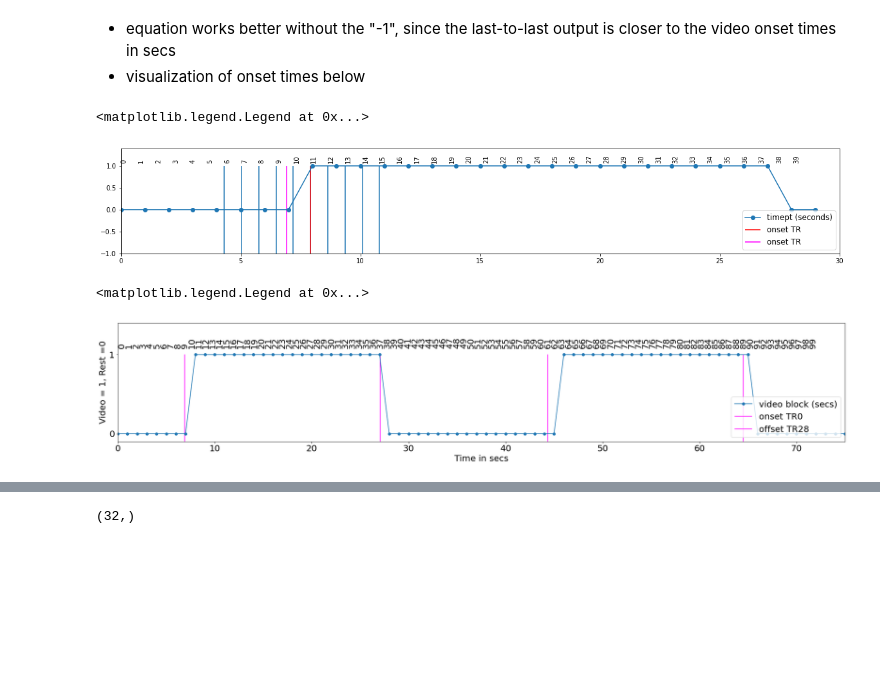
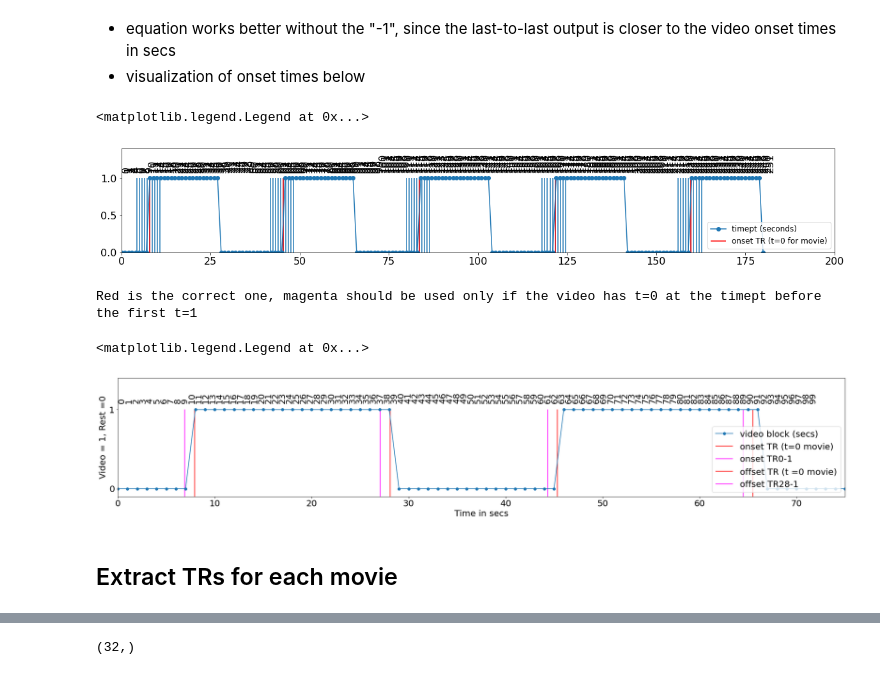
Before and after one commit to rvarrier/HCP_socialtask_analysis, a Jupyter notebook: fMRI/fmri_preprocessing/1_fMRI_data_extraction_temporal_preprocessing.ipynb, the cells around one changed output, grey strips where cells are left out. Saved outputs shown, nothing was run; the diff lists cells and outputs as text; code cells hidden in the pictures; blank space fills up the shorter version.

```diff
--- a/fMRI/fmri_preprocessing/1_fMRI_data_extraction_temporal_preprocessing.ipynb
+++ b/fMRI/fmri_preprocessing/1_fMRI_data_extraction_temporal_preprocessing.ipynb
@@ -130,0 +146,20 @@ vid_cat["run2"] = [1,1,0,1,0]
+# %%
+txt_files_loc = os.path.join(fmri_dir,'inscanner_behav_data')
+files = os.listdir(txt_files_loc)
+print('nr of files',len(files))
+onset_times = np.empty((len(files),5))
+onset_times[:] = np.nan
+for i,f in enumerate(files):
+    #print(f)
+    indiv_beh_dat = pd.read_csv(os.path.join(txt_files_loc,f),delimiter='\t')
+    baseline = indiv_beh_dat['CountDownSlide.OnsetTime'].values[0]
+    o =  indiv_beh_dat['MovieSlide.OnsetTime'].values
+    onset_times[i,:] = o[~np.isnan(o)]
+    onset_times[i,:] = onset_times[i,:] - baseline
+    onset_times[i,:] = onset_times[i,:]/1000
+
+    for vid_no in range(5):
+        if onset_times[i,vid_no] - vid_onsets_in_sec[vid_no] > .5: # sub and movie deviating from group mean
+            print(vid_no,f)
+            print('actual:',onset_times[i,vid_no],'mean:',vid_onsets_in_sec[vid_no])
+sns.heatmap(onset_times)
@@ -131,6 +191,6 @@ vid_cat["run2"] = [1,1,0,1,0]
 # %%
 #exploring the timecourse
-vid_onsets_in_sec = [8, 46, 84, 122, 160]
+vid_onsets_in_sec = [8.25, 46, 84, 122, 160]
 print('time between onsets=',np.diff(vid_onsets_in_sec))
 task_duration_secs = 20 # stimulus presentation duration
 RW_secs = 3
@@ -178,40 +239,42 @@ array([  7.2 ,  44.64,  82.8 , 120.96, 159.12])
 # %%
 x = np.zeros((181,))
 for i in range(len(vid_onsets_in_sec)):
-    x[vid_onsets_in_sec[i]:vid_onsets_in_sec[i]+20] = 1
+    x[int(vid_onsets_in_sec[i]):int(vid_onsets_in_sec[i])+20] = 1
 plt.figure(1,figsize = (20,3))
-plt.plot(x[:30],marker = 'o', label = 'timept (seconds)')
+plt.plot(x,marker = 'o', label = 'timept (seconds)')
 x_ims = [tr*i for i in range(int(np.ceil(181/tr)))]
 x_ims
 for i in vid_onsets_imagenr:
+    i = int(i)
     plt.vlines(x_ims[i-5:i+5],-1,1) # vertical lines 5 TRs before and after
-plt.vlines(vid_onsets_imagenr*tr,-1,1,color = 'r', label = 'onset TR')
-plt.vlines(vid_onsets_imagenr*tr-1,-1,1,color = 'magenta', label = 'onset TR')
+plt.vlines(vid_onsets_imagenr*tr,-1,1,color = 'r', label = 'onset TR (t=0 for movie)')
+#plt.vlines(vid_onsets_imagenr*tr-1,-1,1,color = 'magenta', label = 'onset TR-1')
 
-for i in range(len(x_ims[:40])):
+for i in range(len(x_ims)):
     plt.text(x_ims[i],1.1,i,rotation=90)
-plt.ylim(-1,1.4)
-plt.xlim(0,30)
+plt.ylim(0,1.4)
+plt.xlim(0,200)
 plt.legend(loc = 'lower right',fontsize = 12)
 # %% [output]
 <matplotlib.legend.Legend at 0x...>
-[figure, old version]
+[figure, new version]
 # %%
 # for one-on-one meeting on 17.08.21
 x = np.zeros((181,))
 for i in range(len(vid_onsets_in_sec)):
-    x[vid_onsets_in_sec[i]:vid_onsets_in_sec[i]+20] = 1
+    x[int(vid_onsets_in_sec[i]):int(vid_onsets_in_sec[i])+21] = 1 # time 0 to time 20 is 21 points.
+    #but start counting only from the first "1" timept - call it TR=0 (not 1)
 plt.figure(1,figsize = (30,5))
 plt.plot(x,marker = 'o', label = 'video block (secs)')
 x_ims = [tr*i for i in range(int(np.ceil(181/tr)))]
 x_ims
 #for i in vid_onsets_imagenr:
 #    plt.vlines(x_ims[i-5:i+5],-1,1)
-#plt.vlines(vid_onsets_imagenr*tr,-1,1,color = 'r', label = 'onset TR (prev)')
-#plt.vlines((vid_onsets_imagenr+28)*tr,-1,1,color = 'r', label = 'offset TR (prev)')
-plt.vlines((vid_onsets_imagenr)*tr-1,-1,1,color = 'magenta', label = 'onset TR0')
-plt.vlines((vid_onsets_imagenr+28)*tr-1,-1,1,color = 'magenta', label = 'offset TR28')
-
+plt.vlines(vid_onsets_imagenr*tr       ,-1,1,color = 'r',       label = 'onset TR (t=0 movie)')
+plt.vlines((vid_onsets_imagenr)*tr-1   ,-1,1,color = 'magenta', label = 'onset TR0-1')
+plt.vlines((vid_onsets_imagenr+28)*tr,-1,1,color = 'r',       label = 'offset TR (t =0 movie)')
+plt.vlines((vid_onsets_imagenr+28)*tr-1  ,-1,1,color = 'magenta', label = 'offset TR28-1')
+print('Red is the correct one, magenta should be used only if the video has t=0 at the timept before the first t=1')
 plt.xticks(fontsize =20)
 plt.yticks([0,1],fontsize =20)
 for i in range(len(x_ims[:100])):
@@ -222,6 +285,9 @@ plt.xlabel('Time in secs',fontsize =20)
 plt.ylabel('Video = 1, Rest =0',fontsize =20)
 plt.legend(fontsize =20, loc = 'lower right')
 # %% [output]
-<matplotlib.legend.Legend at 0x...>
+Red is the correct one, magenta should be used only if the video has t=0 at the timept before the first t=1
+<matplotlib.legend.Legend at 0x...>
-[figure, old version]
+[figure, new version]
+# %% [markdown]
+## Extract TRs for each movie
 # %%
```
Also changed, not shown: parts of 74 cells of this notebook, 7 other files.
